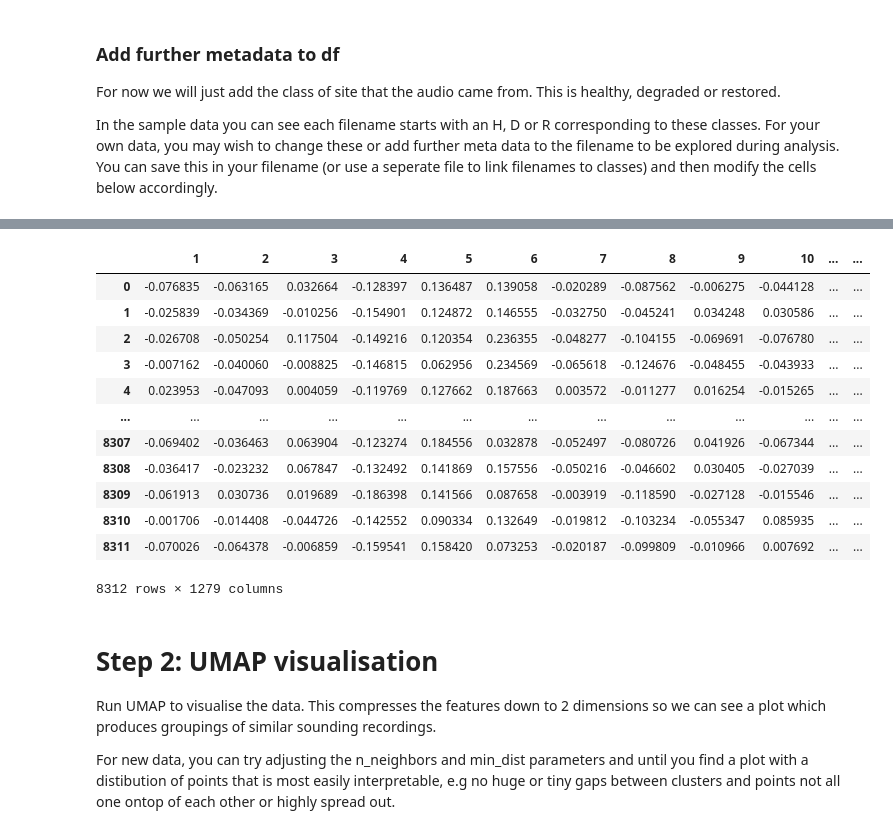
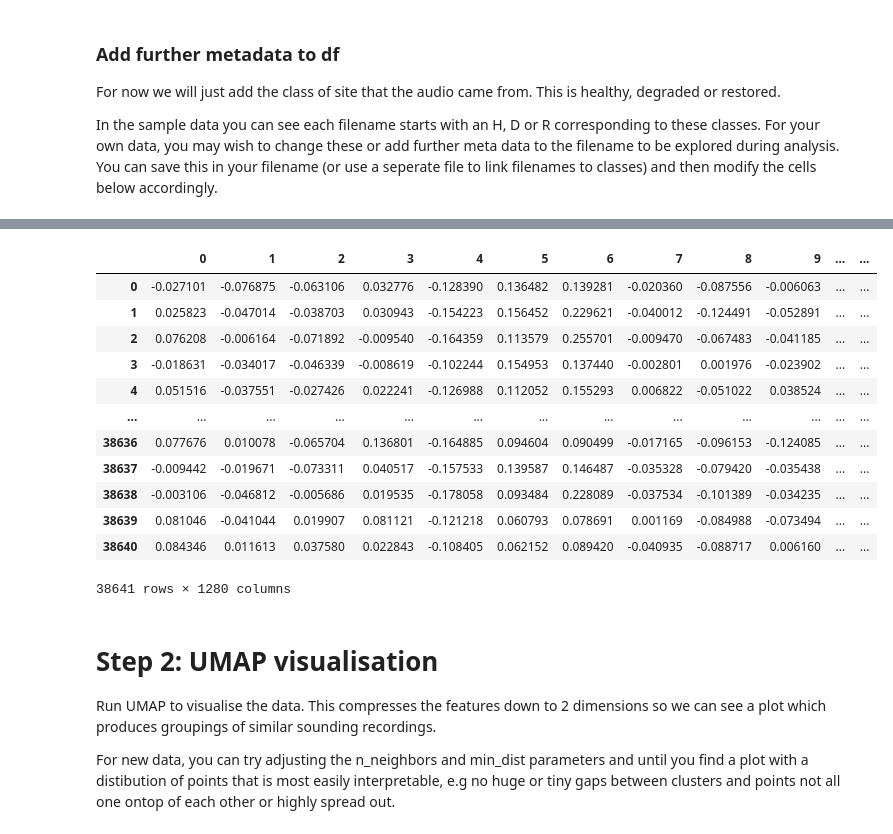
Before and after one commit to Olli365/Aqoustics-Surfperch, a Jupyter notebook: UMAP/UMAP_GMM_v3.ipynb, the cells around one changed output, grey strips where cells are left out. Cells and saved outputs as stored; diff of their text form; code cells hidden in the pictures.

```diff
--- a/UMAP/UMAP_GMM_v3.ipynb
+++ b/UMAP/UMAP_GMM_v3.ipynb
@@ -36,13 +36,11 @@ from chirp.inference import tf_examples
 # To get reproducabel results, we set the seed
 random_seed = 42
 # %%
-#@title Set all filepaths
-
-# Path where the csv of extracted features was saved
-tfrecord_path  = '/home/os/aqoustics/Aqoustics-Surfperch/data/output_dir/embeddings-1728316368-00000-of-00001'
+# Path to the directory containing the TFRecord files
+tfrecord_dir  = '/mnt/d/Aqoustics/BEN/Indonesia_Embeddings/'
 
 # Path where we will save an updated version of features_df, with added metadata
-features_metadata_path = '/home/os/aqoustics/Aqoustics-Surfperch/data/output_dir/reduced_feature_embeddings.csv'
+features_metadata_path = '/mnt/d/Aqoustics/BEN/Indonesia_Embeddings/reduced_feature_embeddings.csv'
 
 # Path where we will save cluster results
-cluster_results_path = '/home/os/aqoustics/Aqoustics-Surfperch/data/output_dir/cluster_results.csv'
+cluster_results_path = '/mnt/d/Aqoustics/BEN/Indonesia_Embeddings/cluster_results.csv'
@@ -49,2 +93,4 @@ cluster_results_path = '/home/os/aqoustics/Aqoustics-Surfperch/data/output_dir/c
+# %%
+file_list = ['embeddings-1728921439-00000-of-00100', 'embeddings-1728921439-00001-of-00100']
 # %%
 def read_embeddings_to_dataframe(tfrecord_files):
@@ -100,0 +127,9 @@ embeddings_df
+# %%
+# Construct the full paths to the TFRecord files using file_list
+tfrecord_files = [os.path.join(tfrecord_dir, f) for f in file_list]
+
+# Call the function to read embeddings and store them in a DataFrame
+embeddings_df = read_embeddings_to_dataframe(tfrecord_files)
+
+
+print(f"Embeddings DataFrame created with shape: {embeddings_df.shape}")
@@ -115,7 +150,7 @@ In the sample data you can see each filename starts with an H, D or R correspond
 # %%
 def extract_metadata_from_filename(file):
     # Split the filename using 'clip_ind_' as the delimiter
-    parts = file.split('test/clip_ind_')
+    parts = file.split('Indonesia_ROI/clip_ind_')
 
     # Extract the first letter after 'clip_ind_' to determine the class_type
     class_type = parts[1][0] if len(parts) > 1 else None
@@ -135,8 +170,8 @@ column_order = ['filename', 'class_type'] + \
 features_metadata_df = features_df[column_order]
 
 # Save the DataFrame to a CSV file
-features_metadata_path = "path_to_save_metadata.csv"  # Replace this with your actual path
-features_metadata_df.to_csv(features_metadata_path, index=False)
+#features_metadata_path = "path_to_save_metadata.csv"  # Replace this with your actual path
+#features_metadata_df.to_csv(features_metadata_path, index=False)
 
 # Display the DataFrame to check
 features_metadata_df
@@ -157,19 +192,19 @@ features_metadata_df
 # %%
-features_metadata_df.iloc[:, 3:]
+features_metadata_df.iloc[:, 2:]
 # %% [output]
-|  | 1 | 2 | 3 | 4 | 5 | 6 | 7 | 8 | 9 | 10 | ... | ... |
-| 0 | -0.076835 | -0.063165 | 0.032664 | -0.128397 | 0.136487 | 0.139058 | -0.020289 | -0.087562 | -0.006275 | -0.044128 | ... | ... |
-| 1 | -0.025839 | -0.034369 | -0.010256 | -0.154901 | 0.124872 | 0.146555 | -0.032750 | -0.045241 | 0.034248 | 0.030586 | ... | ... |
-| 2 | -0.026708 | -0.050254 | 0.117504 | -0.149216 | 0.120354 | 0.236355 | -0.048277 | -0.104155 | -0.069691 | -0.076780 | ... | ... |
-| 3 | -0.007162 | -0.040060 | -0.008825 | -0.146815 | 0.062956 | 0.234569 | -0.065618 | -0.124676 | -0.048455 | -0.043933 | ... | ... |
-| 4 | 0.023953 | -0.047093 | 0.004059 | -0.119769 | 0.127662 | 0.187663 | 0.003572 | -0.011277 | 0.016254 | -0.015265 | ... | ... |
+|  | 0 | 1 | 2 | 3 | 4 | 5 | 6 | 7 | 8 | 9 | ... | ... |
+| 0 | -0.027101 | -0.076875 | -0.063106 | 0.032776 | -0.128390 | 0.136482 | 0.139281 | -0.020360 | -0.087556 | -0.006063 | ... | ... |
+| 1 | 0.025823 | -0.047014 | -0.038703 | 0.030943 | -0.154223 | 0.156452 | 0.229621 | -0.040012 | -0.124491 | -0.052891 | ... | ... |
+| 2 | 0.076208 | -0.006164 | -0.071892 | -0.009540 | -0.164359 | 0.113579 | 0.255701 | -0.009470 | -0.067483 | -0.041185 | ... | ... |
+| 3 | -0.018631 | -0.034017 | -0.046339 | -0.008619 | -0.102244 | 0.154953 | 0.137440 | -0.002801 | 0.001976 | -0.023902 | ... | ... |
+| 4 | 0.051516 | -0.037551 | -0.027426 | 0.022241 | -0.126988 | 0.112052 | 0.155293 | 0.006822 | -0.051022 | 0.038524 | ... | ... |
 | ... | ... | ... | ... | ... | ... | ... | ... | ... | ... | ... | ... | ... |
-| 8307 | -0.069402 | -0.036463 | 0.063904 | -0.123274 | 0.184556 | 0.032878 | -0.052497 | -0.080726 | 0.041926 | -0.067344 | ... | ... |
-| 8308 | -0.036417 | -0.023232 | 0.067847 | -0.132492 | 0.141869 | 0.157556 | -0.050216 | -0.046602 | 0.030405 | -0.027039 | ... | ... |
-| 8309 | -0.061913 | 0.030736 | 0.019689 | -0.186398 | 0.141566 | 0.087658 | -0.003919 | -0.118590 | -0.027128 | -0.015546 | ... | ... |
-| 8310 | -0.001706 | -0.014408 | -0.044726 | -0.142552 | 0.090334 | 0.132649 | -0.019812 | -0.103234 | -0.055347 | 0.085935 | ... | ... |
-| 8311 | -0.070026 | -0.064378 | -0.006859 | -0.159541 | 0.158420 | 0.073253 | -0.020187 | -0.099809 | -0.010966 | 0.007692 | ... | ... |
+| 38636 | 0.077676 | 0.010078 | -0.065704 | 0.136801 | -0.164885 | 0.094604 | 0.090499 | -0.017165 | -0.096153 | -0.124085 | ... | ... |
+| 38637 | -0.009442 | -0.019671 | -0.073311 | 0.040517 | -0.157533 | 0.139587 | 0.146487 | -0.035328 | -0.079420 | -0.035438 | ... | ... |
+| 38638 | -0.003106 | -0.046812 | -0.005686 | 0.019535 | -0.178058 | 0.093484 | 0.228089 | -0.037534 | -0.101389 | -0.034235 | ... | ... |
+| 38639 | 0.081046 | -0.041044 | 0.019907 | 0.081121 | -0.121218 | 0.060793 | 0.078691 | 0.001169 | -0.084988 | -0.073494 | ... | ... |
+| 38640 | 0.084346 | 0.011613 | 0.037580 | 0.022843 | -0.108405 | 0.062152 | 0.089420 | -0.040935 | -0.088717 | 0.006160 | ... | ... |
-8312 rows × 1279 columns
+38641 rows × 1280 columns
 # %% [markdown]
 # **Step 2: UMAP visualisation**
 
```
Also changed, not shown: parts of 26 cells of this notebook, 2 other files.
